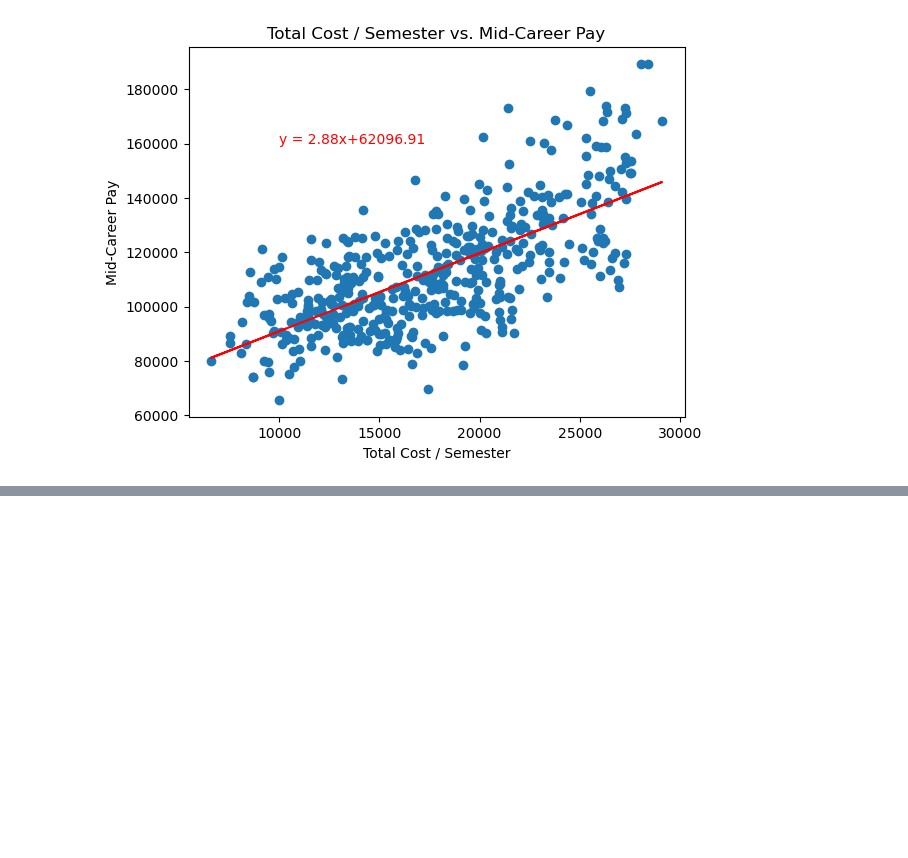
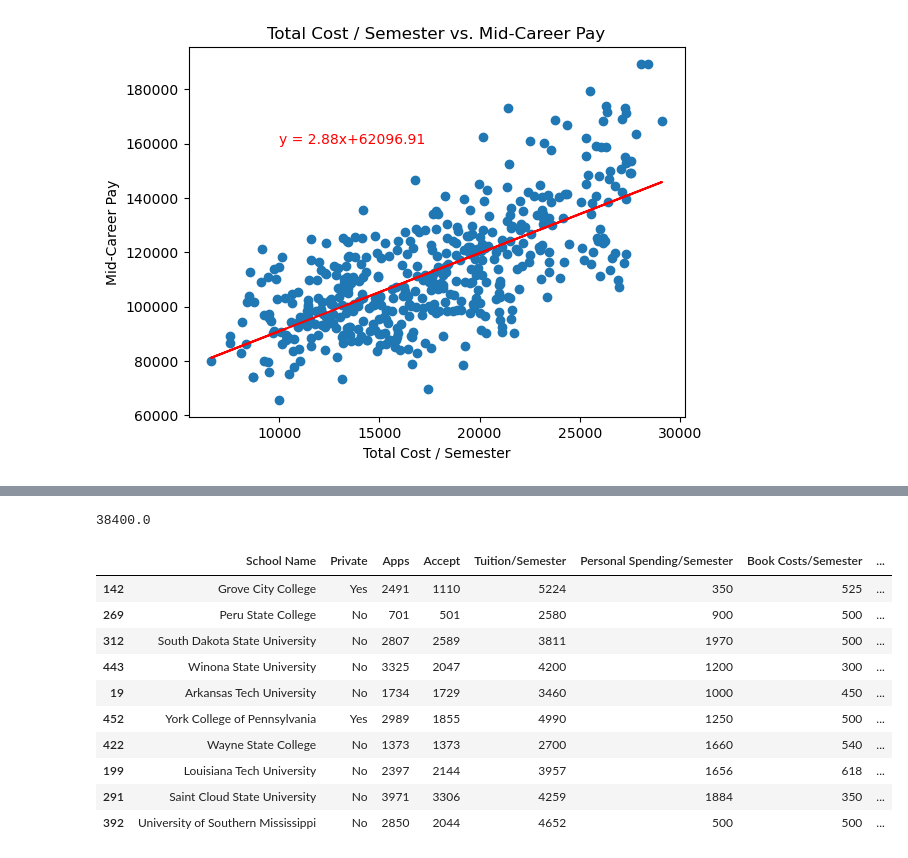
Before and after one commit to sWeeks99/Education_Trends_and_Opportunities, a Jupyter notebook: fosters-analysis/fosters_data.ipynb, the cells around one changed output, grey strips where cells are left out. Drawn from its saved outputs; the diff is of its cells as text; code cells hidden in the pictures; blank space fills up the shorter version.

```diff
--- a/fosters-analysis/fosters_data.ipynb
+++ b/fosters-analysis/fosters_data.ipynb
@@ -28,6 +32,10 @@ college_final_df['Acceptance Rate'] = college_final_df['Accept'] / college_final
 college_final_df['Early Career Pay'] = college_final_df['Early Career Pay'].str.replace('$', '').str.replace(',','').astype(float)
 college_final_df['Mid-Career Pay'] = college_final_df['Mid-Career Pay'].str.replace('$', '').str.replace(',','').astype(float)
 college_final_df['% STEM Degrees'] = college_final_df['% STEM Degrees'].str.replace('%', '').astype(int)
+college_final_df['Early Career Pay / Cost'] = college_final_df['Early Career Pay'] / college_final_df['Total Cost/Semester']
+college_final_df['Mid-Career Pay / Cost'] = college_final_df['Mid-Career Pay'] / college_final_df['Total Cost/Semester']
+college_final_df['Expected Early Career Pay / cost'] = ((college_final_df['Early Career Pay']*(college_final_df['% Grad rate']*0.01))+(40000*(1-(college_final_df['% Grad rate']*0.01))))/college_final_df['Total Cost/Semester']
+college_final_df['Expected Mid-Career Pay / cost'] = ((college_final_df['Mid-Career Pay']*(college_final_df['% Grad rate']*0.01))+(40000*(1-(college_final_df['% Grad rate']*0.01))))/college_final_df['Total Cost/Semester']
 
 college_final_df
 # %% [output]
@@ -72,3 +80,27 @@ plt.title('Total Cost / Semester vs. Mid-Career Pay')
 plt.savefig('../data/total_cost_vs_mid_career_pay')
 # %% [output]
 [figure]
+# %%
+college_final_df["Lat"] = ""
+college_final_df["Lon"] = ""
+base_url = "https://api.geoapify.com/v1/geocode/search"
+params = {"apiKey":geoapify_key,
+          "format":"json",
+          'country':'United States of America'}
+# %%
+print("Starting Coordinate Search by College Name")
+for index, row in college_final_df.iterrows():
+    school_name = college_final_df.loc[index, "School Name"]
+    params["text"] = f'{school_name}'
+    response = requests.get(base_url, params=params)
+    response = response.json()
+    try:
+        college_final_df.loc[index, "Lat"] = response["results"][0]["lat"]
+        college_final_df.loc[index, "Lon"] = response["results"][0]["lon"]
+    except (KeyError, IndexError):
+        college_final_df.loc[index, "Lat"] = "Not Found"
+        college_final_df.loc[index, "Lon"] = "Not Found"
+
+    print(f'Coordinates for {school_name} found...')
+
+college_final_df.head()
@@ -74,0 +164,18 @@ plt.savefig('../data/total_cost_vs_mid_career_pay')
+# %%
+college_final_df['Early Career Pay'].min()
+# %% [output]
+38400.0
+# %%
+college_final_df.nlargest(10, 'Expected Early Career Pay / cost')
+# %% [output]
+|  | School Name | Private | Apps | Accept | Tuition/Semester | Personal Spending/Semester | Book Costs/Semester | ... |
+| 142 | Grove City College | Yes | 2491 | 1110 | 5224 | 350 | 525 | ... |
+| 269 | Peru State College | No | 701 | 501 | 2580 | 900 | 500 | ... |
+| 312 | South Dakota State University | No | 2807 | 2589 | 3811 | 1970 | 500 | ... |
+| 443 | Winona State University | No | 3325 | 2047 | 4200 | 1200 | 300 | ... |
+| 19 | Arkansas Tech University | No | 1734 | 1729 | 3460 | 1000 | 450 | ... |
+| 452 | York College of Pennsylvania | Yes | 2989 | 1855 | 4990 | 1250 | 500 | ... |
+| 422 | Wayne State College | No | 1373 | 1373 | 2700 | 1660 | 540 | ... |
+| 199 | Louisiana Tech University | No | 2397 | 2144 | 3957 | 1656 | 618 | ... |
+| 291 | Saint Cloud State University | No | 3971 | 3306 | 4259 | 1884 | 350 | ... |
+| 392 | University of Southern Mississippi | No | 2850 | 2044 | 4652 | 500 | 500 | ... |
```
Also changed, not shown: parts of 6 cells of this notebook.
